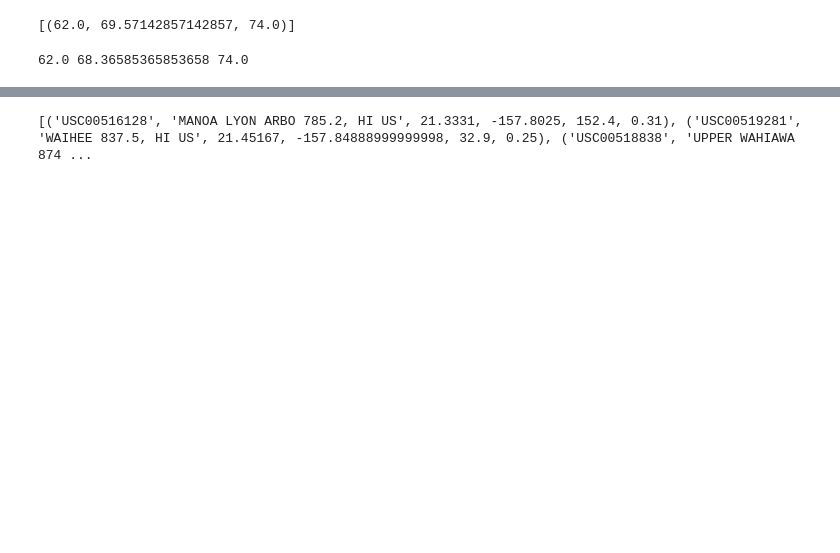
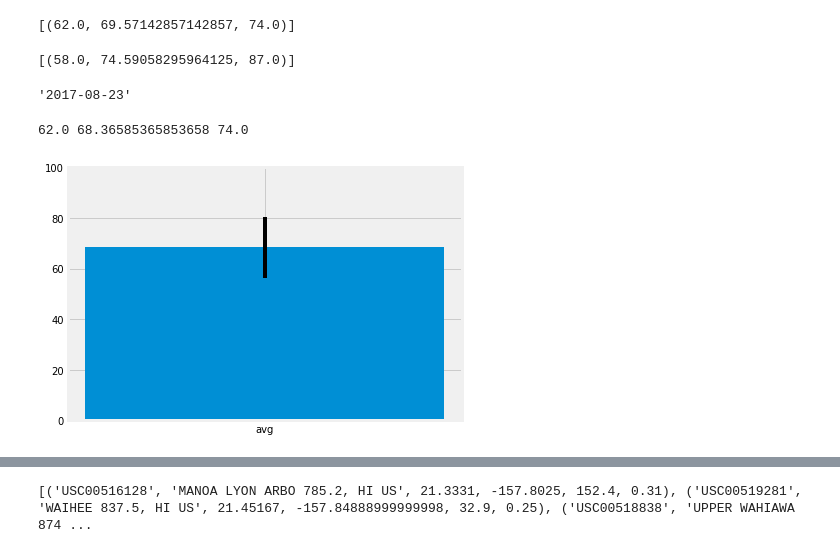
Before and after one commit to Gan001/dataviz-homework, a Jupyter notebook: Module-10/climate_starter.ipynb, the cells around one changed output, grey strips where cells are left out. Saved outputs shown, nothing was run; the diff lists cells and outputs as text; code cells hidden in the pictures; blank space fills up the shorter version.

Commit message:
completed daily normals graph

```diff
--- a/Module-10/climate_starter.ipynb
+++ b/Module-10/climate_starter.ipynb
@@ -219,11 +219,30 @@ def calc_temps(start_date, end_date):
 print(calc_temps('2012-02-28', '2012-03-05'))
 # %% [output]
 [(62.0, 69.57142857142857, 74.0)]
+# %%
+previous_year= calc_temps(one_year_ago, last_year)
+print(previous_year)
+one_year_ago
+last_year
+# %% [output]
+[(58.0, 74.59058295964125, 87.0)]
+'2017-08-23'
 # %%
 # Use your previous function `calc_temps` to calculate the tmin, tavg, and tmax
 # for your trip using the previous year's data for those same dates.
 # %% [output]
 62.0 68.36585365853658 74.0
+# %%
+error = previous_year[0][2]-previous_year[0][0]
+avg = previous_year[0][1]
+error
+plt.bar('avg',68.36585365853658,yerr=12)
+plt.tight_layout()
+plt.yticks(range(0,101,20))
+
+plt.show()
+# %% [output]
+[figure, added]
 # %%
 # Plot the results from your previous query as a bar chart.
 # Use "Trip Avg Temp" as your Title
```
Also changed, not shown: parts of 5 cells of this notebook.
